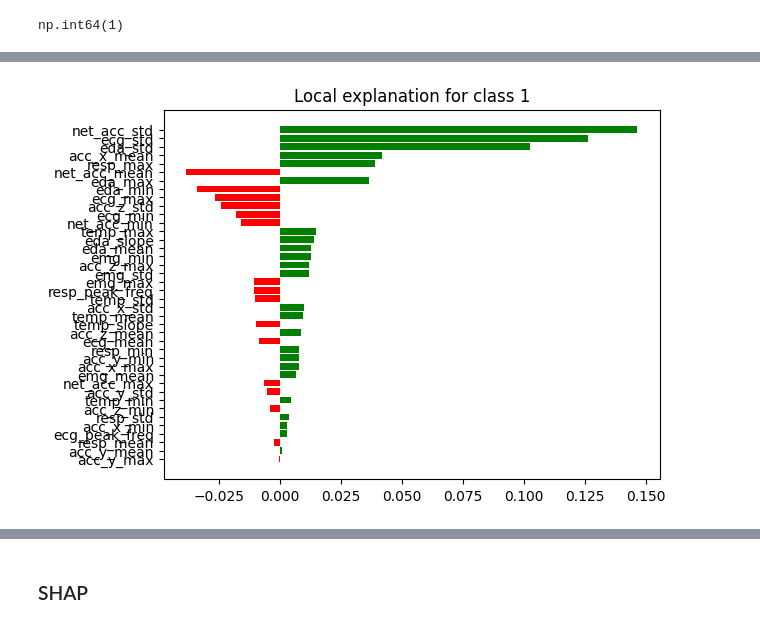
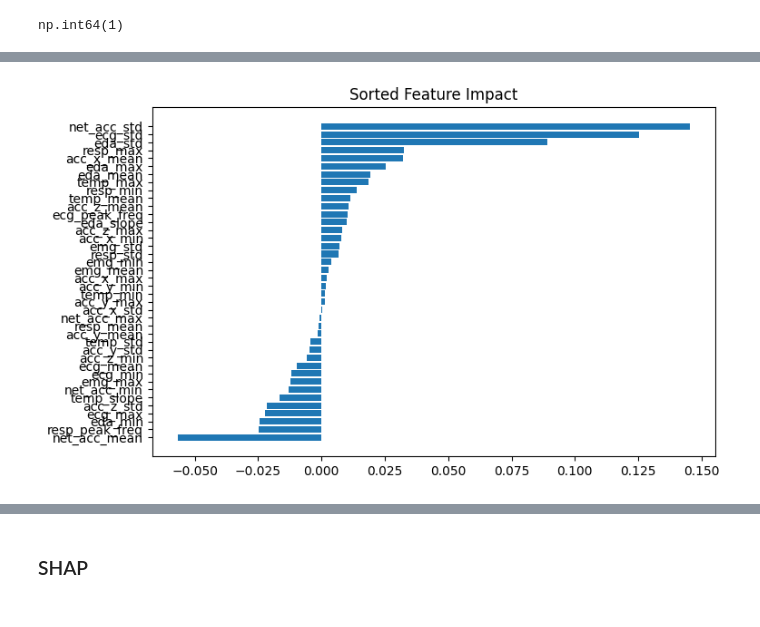
Before and after one commit to Yranshevare/XAI_For_Stress_and_Mental_Health_Prediction, a Jupyter notebook: ModelTraining/train3.ipynb, the cells around one changed output, grey strips where cells are left out. Drawn from its saved outputs; the diff is of its cells as text; code cells hidden in the pictures.

```diff
--- a/ModelTraining/train3.ipynb
+++ b/ModelTraining/train3.ipynb
@@ -105,0 +110,3 @@ x_test = test.drop("label", axis=1)
+# %%
+x_train.drop(columns=['subject'], inplace=True)
+x_test.drop(columns=['subject'], inplace=True)
@@ -311,7 +330,7 @@ explainer = LimeTabularExplainer(
 )
 # %%
 explanation = explainer.explain_instance(
-    data_row=x_test.iloc[0].values,   # <-- FIX
+    data_row=x_test.iloc[3].values,   # <-- FIX
     predict_fn=model.predict_proba,
     num_features=100
 )
@@ -322,7 +363,14 @@ np.int64(1)
 # %%
 import matplotlib.pyplot as plt
 
-fig = explanation.as_pyplot_figure()
+exp_list = sorted(explanation.as_list(), key=lambda x: x[1])
+
+features = [x[0] for x in exp_list]
+values = [x[1] for x in exp_list]
+
+plt.figure(figsize=(8, 5))
+plt.barh(features, values)
+plt.title("Sorted Feature Impact")
 plt.show()
 # %% [output]
-[figure, old version]
+[figure, new version]
```
Also changed, not shown: parts of 22 cells of this notebook, 1 other file.
